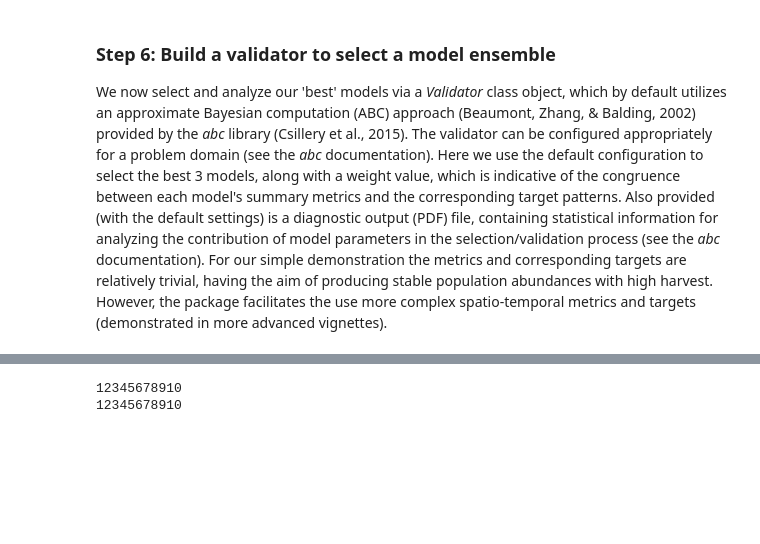
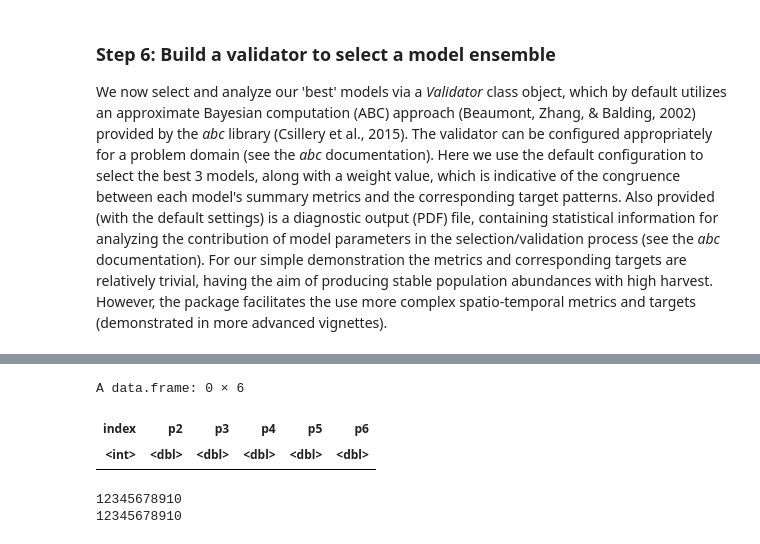
Before and after one commit to je-suis-tm/Devil-Project, a Jupyter notebook: Chapter1/Maria/poems maria.ipynb, the cells around one changed output, grey strips where cells are left out. Cells and saved outputs as stored; diff of their text form; code cells hidden in the pictures; blank space fills up the shorter version.

```diff
--- a/Chapter1/Maria/poems maria.ipynb
+++ b/Chapter1/Maria/poems maria.ipynb
@@ -311,25 +314,22 @@ validate) these result metrics to (with) known or desired target patterns (in st
 # %%
 results_manager <- ResultsManager$new(simulation_manager = sim_manager,
                                       simulation_results = PopulationResults$new(),
-                                      summary_metrics = c("p2","p3","p4","p5","p6","p7"),
+                                      summary_metrics = c("p2","p3","p4","p5","p6"),
                                       summary_matrices = c("n"),
                                       summary_functions = list(
                                         p2 = function(results) {
-                                          results$all$abundance[2]
+                                          results$all$abundance[3]
                                         },
                                         p3 = function(results) {
-                                          results$all$abundance[3]
+                                          results$all$abundance[4]
                                         },
                                         p4 = function(results) {
-                                          results$all$abundance[4]
+                                          results$all$abundance[5]
                                         },
                                         p5 = function(results) {
-                                          results$all$abundance[5]
+                                          results$all$abundance[6]
                                         },
                                         p6 = function(results) {
-                                          results$all$abundance[6]
-                                        },
-                                        p7 = function(results) {
                                           results$all$abundance[7]
                                         },
                                         n = "all$abundance"),
@@ -391,2 +366,10 @@ A data.frame: 15 × 7
+# %%
+#showna
+validation_var=results_manager$summary_metric_data
+validation_var[!complete.cases(validation_var),]
+# %% [output]
+A data.frame: 0 × 6
+| index | p2 | p3 | p4 | p5 | p6 |
+| <int> | <dbl> | <dbl> | <dbl> | <dbl> | <dbl> |
 # %%
 #list of na
```
Also changed, not shown: parts of 11 cells of this notebook.
